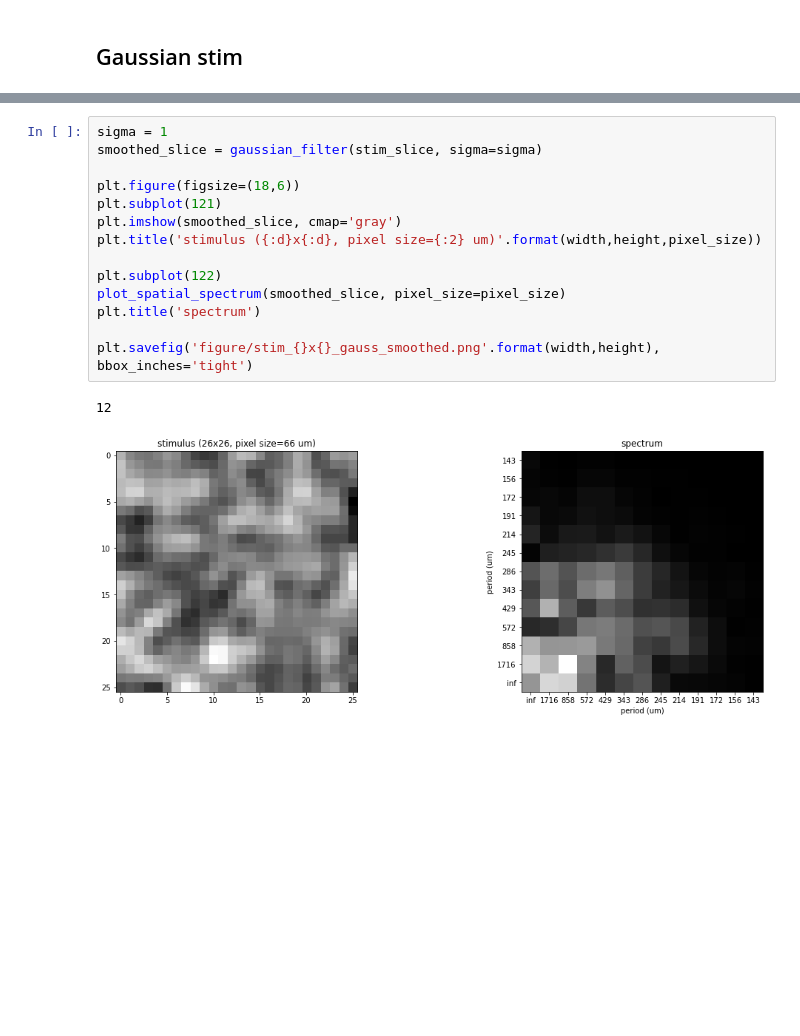
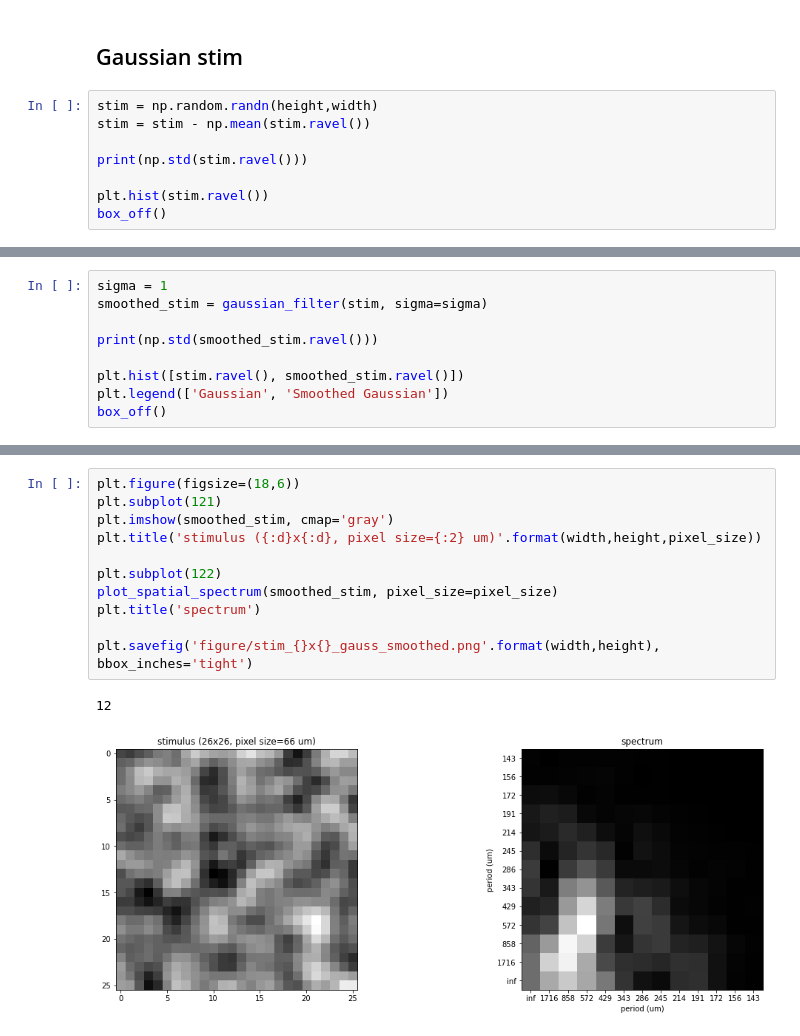
Before and after one commit to ys7yoo/retina_info, a Jupyter notebook: optimize_stimulus.ipynb, the cells around one changed output, grey strips where cells are left out. Saved outputs shown, nothing was run; the diff lists cells and outputs as text; blank space fills up the shorter version.

```diff
--- a/optimize_stimulus.ipynb
+++ b/optimize_stimulus.ipynb
@@ -76,2 +118,10 @@ plt.savefig('figure/stim_{}x{}_binary.png'.format(width,height), bbox_inches='ti
 # %% [markdown]
 ## Gaussian stim
+# %%
+stim = np.random.randn(height,width)
+stim = stim - np.mean(stim.ravel())
+
+print(np.std(stim.ravel()))
+
+plt.hist(stim.ravel())
+box_off()
@@ -96,0 +147,9 @@ plt.savefig('figure/stim_{}x{}_gauss.png'.format(width,height), bbox_inches='tig
+# %%
+sigma = 1
+smoothed_stim = gaussian_filter(stim, sigma=sigma)
+
+print(np.std(smoothed_stim.ravel()))
+
+plt.hist([stim.ravel(), smoothed_stim.ravel()])
+plt.legend(['Gaussian', 'Smoothed Gaussian'])
+box_off()
@@ -97,17 +159,14 @@ plt.savefig('figure/stim_{}x{}_gauss.png'.format(width,height), bbox_inches='tig
 # %%
-sigma = 1
-smoothed_slice = gaussian_filter(stim_slice, sigma=sigma)
-
 plt.figure(figsize=(18,6))
 plt.subplot(121)
-plt.imshow(smoothed_slice, cmap='gray')
+plt.imshow(smoothed_stim, cmap='gray')
 plt.title('stimulus ({:d}x{:d}, pixel size={:2} um)'.format(width,height,pixel_size))
 
 plt.subplot(122)
-plot_spatial_spectrum(smoothed_slice, pixel_size=pixel_size)
+plot_spatial_spectrum(smoothed_stim, pixel_size=pixel_size)
 plt.title('spectrum')
 
 plt.savefig('figure/stim_{}x{}_gauss_smoothed.png'.format(width,height), bbox_inches='tight')
 # %% [output]
 12
-[figure, old version]
+[figure, new version]
```
Also changed, not shown: parts of 11 cells of this notebook.
